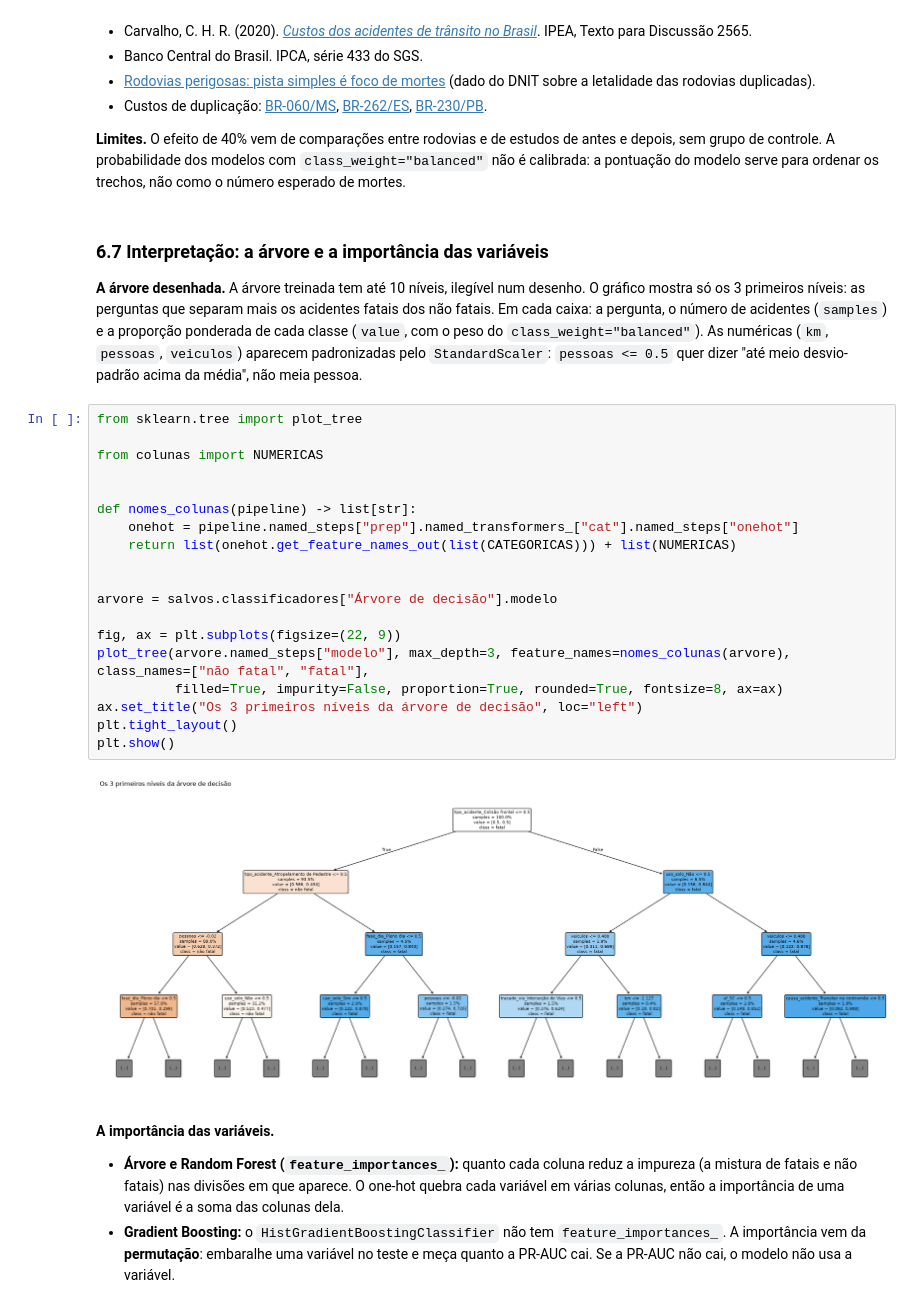
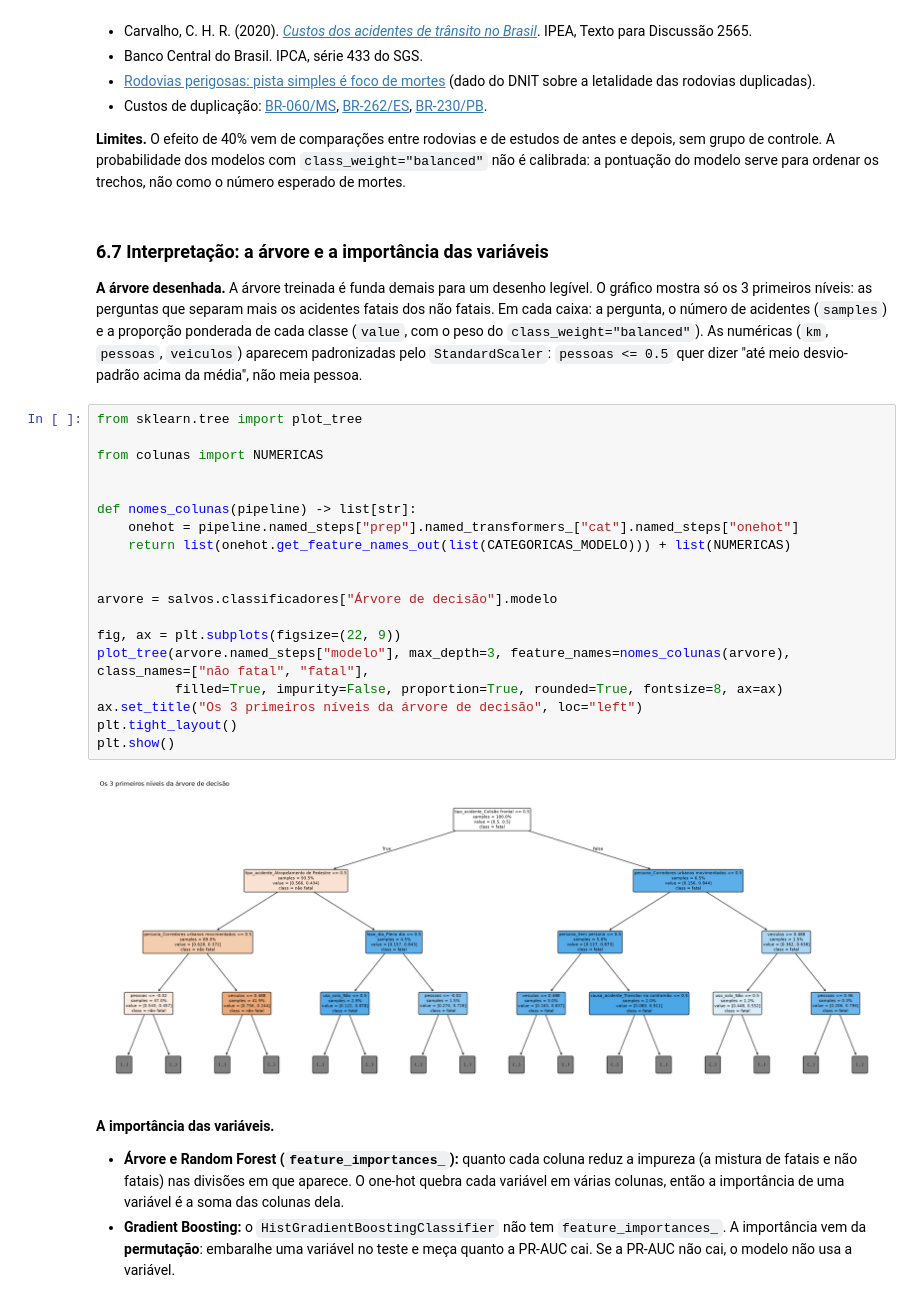
Before and after one commit to anapaulaendler/acidentes-br, a Jupyter notebook: notebooks/analise_prf.ipynb, the cells around one changed output. Saved outputs shown, nothing was run; the diff lists cells and outputs as text.

```diff
--- a/notebooks/analise_prf.ipynb
+++ b/notebooks/analise_prf.ipynb
@@ -1814,30 +1934,30 @@ Trechos de pista simples com pelo menos 5 acidentes no teste: 2592.
 # %% [markdown]
 ### 6.7 Interpretação: a árvore e a importância das variáveis
 
-**A árvore desenhada.** A árvore treinada tem até 10 níveis, ilegível num desenho. O gráfico mostra só os 3 primeiros níveis: as perguntas que separam mais os acidentes fatais dos não fatais.
+**A árvore desenhada.** A árvore treinada é funda demais para um desenho legível. O gráfico mostra só os 3 primeiros níveis: as perguntas que separam mais os acidentes fatais dos não fatais.
 Em cada caixa: a pergunta, o número de acidentes (`samples`) e a proporção ponderada de cada classe (`value`, com o peso do `class_weight="balanced"`).
 As numéricas (`km`, `pessoas`, `veiculos`) aparecem padronizadas pelo `StandardScaler`: `pessoas <= 0.5` quer dizer "até meio desvio-padrão acima da média", não meia pessoa.
 # %%
 from sklearn.tree import plot_tree
 
 from colunas import NUMERICAS
 
 
 def nomes_colunas(pipeline) -> list[str]:
     onehot = pipeline.named_steps["prep"].named_transformers_["cat"].named_steps["onehot"]
-    return list(onehot.get_feature_names_out(list(CATEGORICAS))) + list(NUMERICAS)
+    return list(onehot.get_feature_names_out(list(CATEGORICAS_MODELO))) + list(NUMERICAS)
 
 
 arvore = salvos.classificadores["Árvore de decisão"].modelo
 
 fig, ax = plt.subplots(figsize=(22, 9))
 plot_tree(arvore.named_steps["modelo"], max_depth=3, feature_names=nomes_colunas(arvore), class_names=["não fatal", "fatal"],
           filled=True, impurity=False, proportion=True, rounded=True, fontsize=8, ax=ax)
 ax.set_title("Os 3 primeiros níveis da árvore de decisão", loc="left")
 plt.tight_layout()
 plt.show()
 # %% [output]
-[figure, old version]
+[figure, new version]
 # %% [markdown]
 **A importância das variáveis.**
 
```
Also changed, not shown: parts of 45 cells of this notebook, 15 other files.
